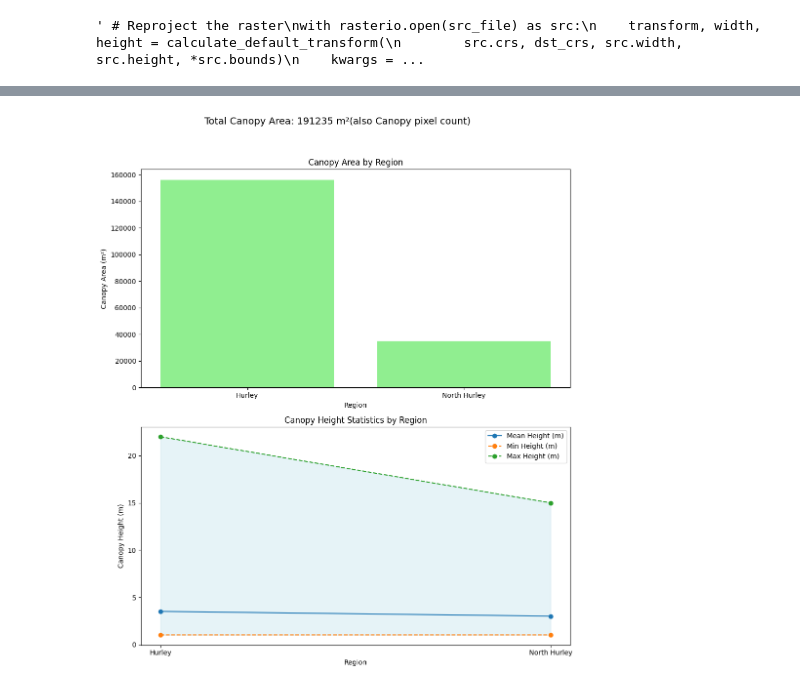
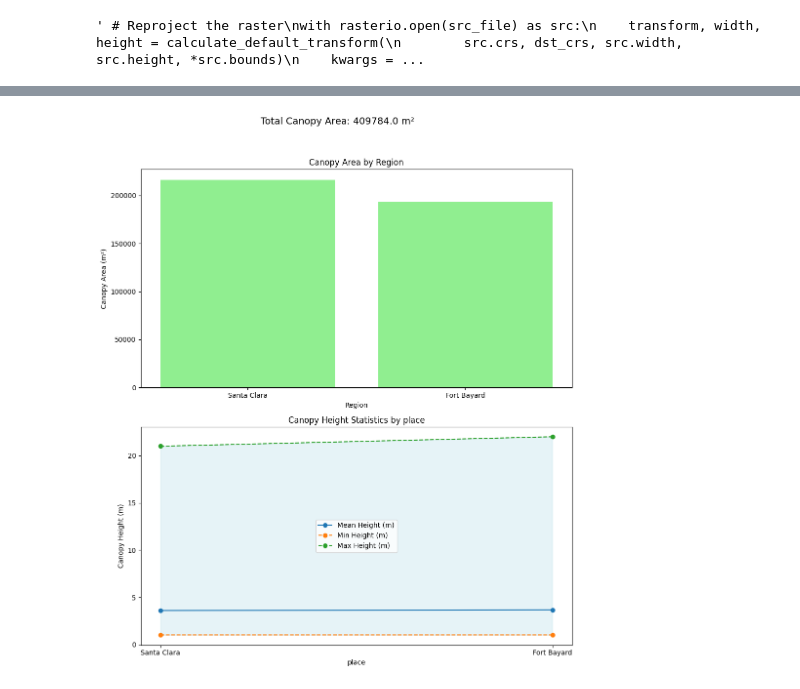
Before and after one commit to SIG-NAL-DS/SWCFN, a Jupyter notebook: santa_clara/tc_stats_santa_clara.ipynb, the cells around one changed output, grey strips where cells are left out. Drawn from its saved outputs; the diff is of its cells as text; code cells hidden in the pictures.

Commit message:
SanC TC Stats, SC_edz, NDVI

```diff
--- a/santa_clara/tc_stats_santa_clara.ipynb
+++ b/santa_clara/tc_stats_santa_clara.ipynb
@@ -46,0 +77,2 @@ print("Reprojection complete.") """
+# %%
+dst_file = r"C:\Users\bsf31\Documents\data\NM\meta\mod_nodata\canopy_height_santa_clara_utm12_1m.tif"
@@ -91,3 +158,3 @@ Standard Deviation of Height: 2.47 meters
 # %%
-nm_path = r"C:\Users\bsf31\Documents\post-meds\data\signal\climate\NM\nm_vector.gpkg"
-hurley_gdf = gpd.read_file(nm_path, layer='hurley')
+nm_path = r"C:\Users\bsf31\Documents\data\NM\nm_vector.gpkg"
+gdf = gpd.read_file(nm_path, layer='santa_clara_fort_bayard')
@@ -106,7 +166,7 @@ def canopy_area(arr, mask):
 # %%
 # Calculate zonal statistics for each polygon in hurley_gdf
 stats = zonal_stats(
-    hurley_gdf,
+    gdf,
     dst_file,
     stats=["mean", "median", "min", "max", "std"],
     add_stats={'area': canopy_area},
@@ -138,2 +198,2 @@ zonal_df
 # %%
-hurley_gdf = hurley_gdf.join(zonal_df)
+gdf = gdf.join(zonal_df)
@@ -224,26 +281,26 @@ total_canopy_area = df['Canopy_Area_m2'].sum()
 # %%
 # Plotting
 fig, ax = plt.subplots(2, 1, figsize=(10, 12))
 
-# Bar chart for canopy area by region
-ax[0].bar(df["Region"], df["Canopy_Area_m2"], color='lightgreen')
+# Bar chart for canopy area by place
+ax[0].bar(gdf["place"], gdf["canopy_area"], color='lightgreen')
 ax[0].set_title("Canopy Area by Region")
 ax[0].set_ylabel("Canopy Area (m²)")
 ax[0].set_xlabel("Region")
-# Line plot for canopy height stats by region
-ax[1].plot(df["Region"], df["Mean_Height"], marker='o', label='Mean Height (m)')
-ax[1].plot(df["Region"], df["Min_Height"], marker='o', linestyle='--', label='Min Height (m)')
-ax[1].plot(df["Region"], df["Max_Height"], marker='o', linestyle='--', label='Max Height (m)')
-ax[1].fill_between(df["Region"], df["Min_Height"], df["Max_Height"], color='lightblue', alpha=0.3)
-ax[1].set_title("Canopy Height Statistics by Region")
+# Line plot for canopy height stats by place
+ax[1].plot(gdf["place"], gdf["canopy_mean"], marker='o', label='Mean Height (m)')
+ax[1].plot(gdf["place"], gdf["canopy_min"], marker='o', linestyle='--', label='Min Height (m)')
+ax[1].plot(gdf["place"], gdf["canopy_max"], marker='o', linestyle='--', label='Max Height (m)')
+ax[1].fill_between(gdf["place"], gdf["canopy_min"], gdf["canopy_max"], color='lightblue', alpha=0.3)
+ax[1].set_title("Canopy Height Statistics by place")
 ax[1].set_ylabel("Canopy Height (m)")
-ax[1].set_xlabel("Region")
+ax[1].set_xlabel("place")
 ax[1].legend()
 
 # Display the total canopy area on the plot
-fig.suptitle(f"Total Canopy Area: {total_canopy_area} m²(also Canopy pixel count)", fontsize=14)
+fig.suptitle(f"Total Canopy Area: {total_canopy_area} m²", fontsize=14)
 
 plt.tight_layout(rect=[0, 0.03, 1, 0.95])
 plt.show()
 # %% [output]
-[figure, old version]
+[figure, new version]
```
Also changed, not shown: parts of 40 cells of this notebook, 10 other files.
